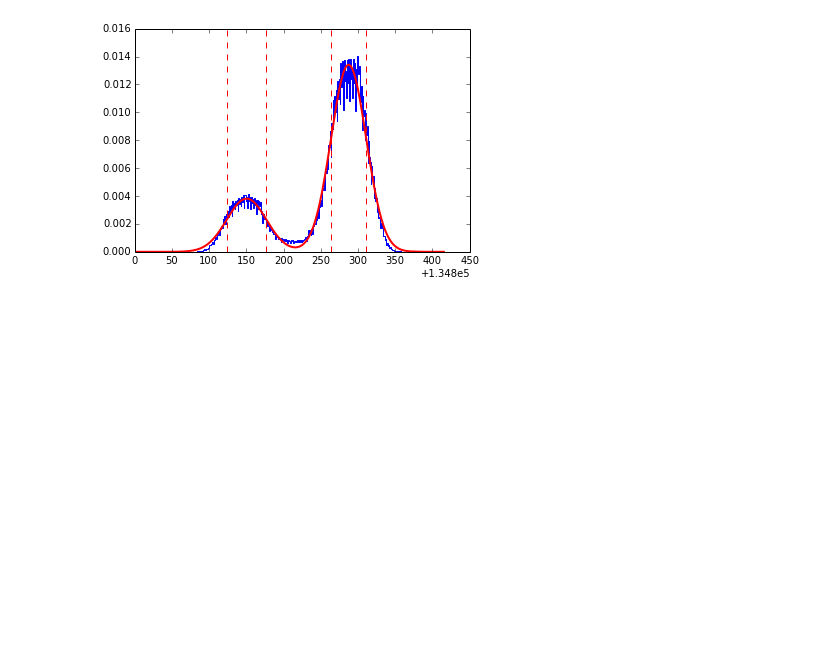
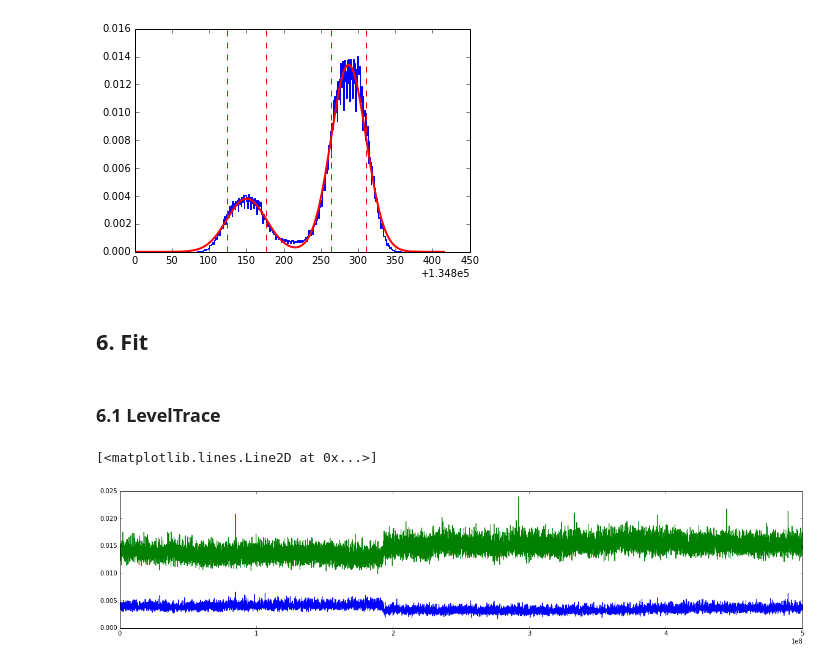
Before and after one commit to t--wagner/pycounting, a Jupyter notebook: PyCounting Tutorial.ipynb, the cells around one changed output. Drawn from its saved outputs; the diff is of its cells as text; code cells hidden in the pictures; blank space fills up the shorter version.

```diff
--- a/PyCounting Tutorial.ipynb
+++ b/PyCounting Tutorial.ipynb
@@ -451,3 +457,22 @@ System:
 1: Level(135087.507829, 23.6427660641)
 <matplotlib.lines.Line2D at 0x...>
 [figure]
+# %% [markdown]
+## 6. Fit
+# %% [markdown]
+### 6.1 LevelTrace
+# %%
+system, fit = pyc.fit_levels(pyc.Histogram(data=trace[:100e3]),
+                             start_parameters=(0.005, 134950, 20, 0.015, 135075, 20))
+
+ltrace = pyc.LevelTrace(fit.parameters, 50e3)
+
+for window in trace.windows(100e3, nr=10000):
+    histo = pyc.Histogram(data=window)
+    system, fit = ltrace.fit(histo)
+# %%
+fig = plt.figure(figsize=(20, 4))
+h0, h1 = ltrace.hight
+# %% [output]
+[<matplotlib.lines.Line2D at 0x...>]
+[figure, added]
```
Also changed, not shown: parts of 4 cells of this notebook, 1 other file.
